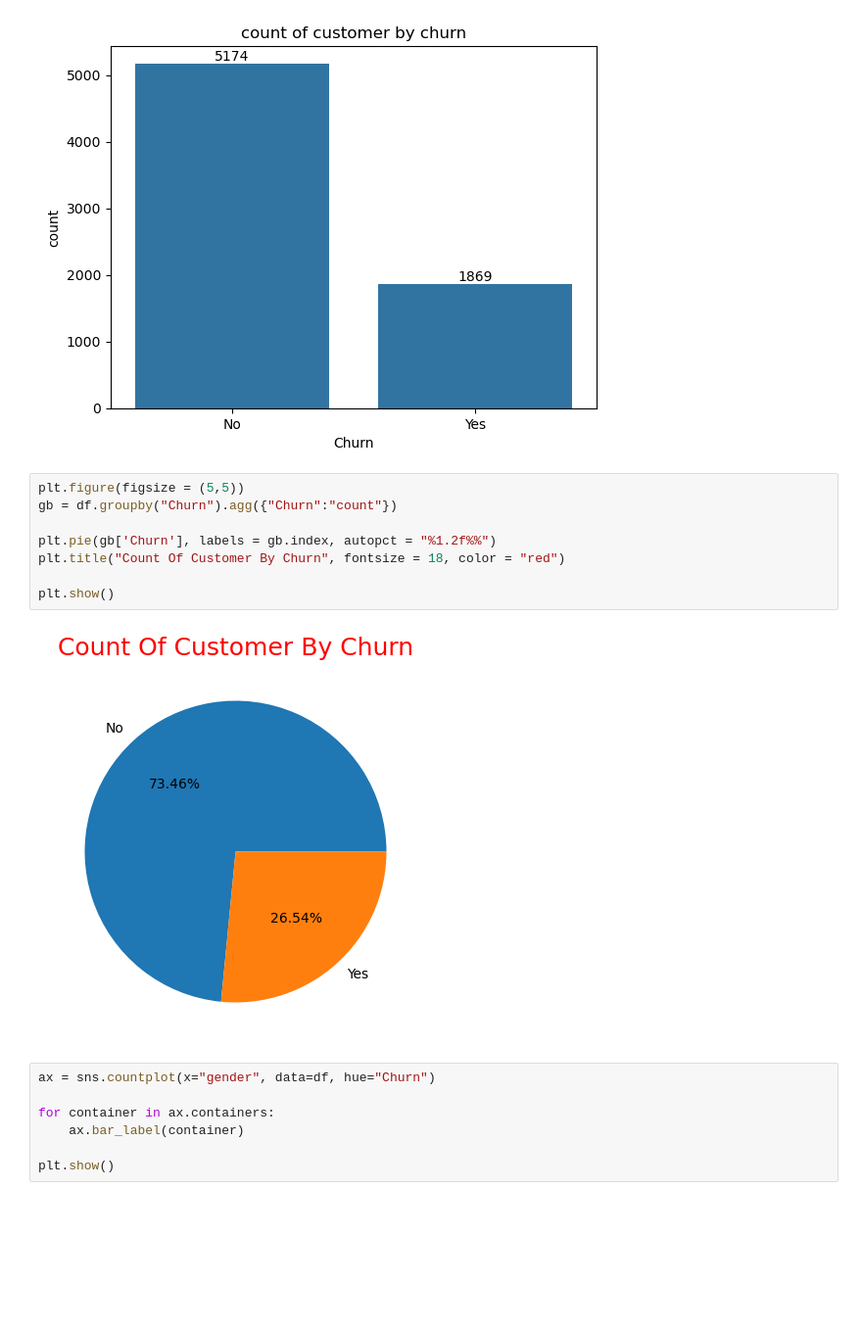
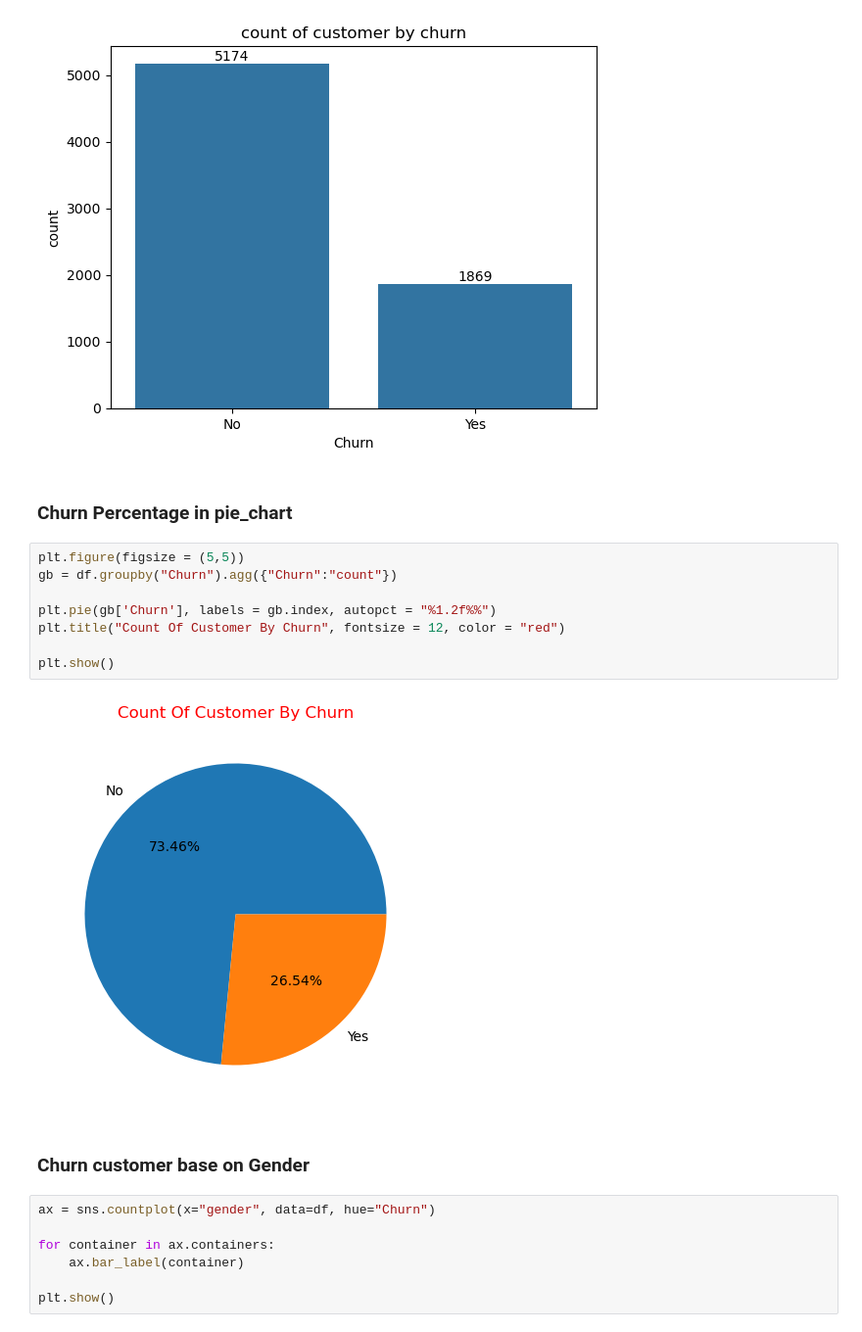
Before and after one commit to Sudip0Shrestha/customer-churn-eda, a Jupyter notebook: EDA-customer_churn/EDA for customer churn.ipynb, the cells around one changed output. Shown at 98% size. Saved outputs shown, nothing was run; the diff lists cells and outputs as text; blank space fills up the shorter version.

```diff
--- a/EDA-customer_churn/EDA for customer churn.ipynb
+++ b/EDA-customer_churn/EDA for customer churn.ipynb
@@ -145,16 +167,20 @@ plt.title("count of customer by churn")
 plt.show()
 # %% [output]
 [figure]
+# %% [markdown]
+### Churn Percentage in pie_chart
 # %%
 plt.figure(figsize = (5,5))
 gb = df.groupby("Churn").agg({"Churn":"count"})
 
 plt.pie(gb['Churn'], labels = gb.index, autopct = "%1.2f%%")
-plt.title("Count Of Customer By Churn", fontsize = 18, color = "red")
+plt.title("Count Of Customer By Churn", fontsize = 12, color = "red")
 
 plt.show()
 # %% [output]
-[figure, old version]
+[figure, new version]
+# %% [markdown]
+### Churn customer base on Gender
 # %%
 ax = sns.countplot(x="gender", data=df, hue="Churn")
 
```
Also changed, not shown: parts of 11 cells of this notebook.
